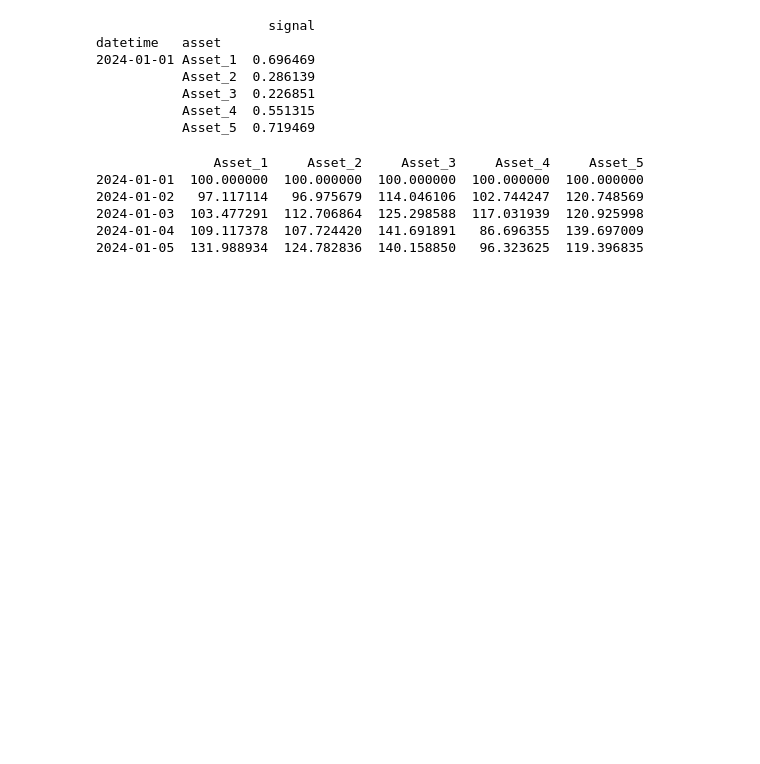
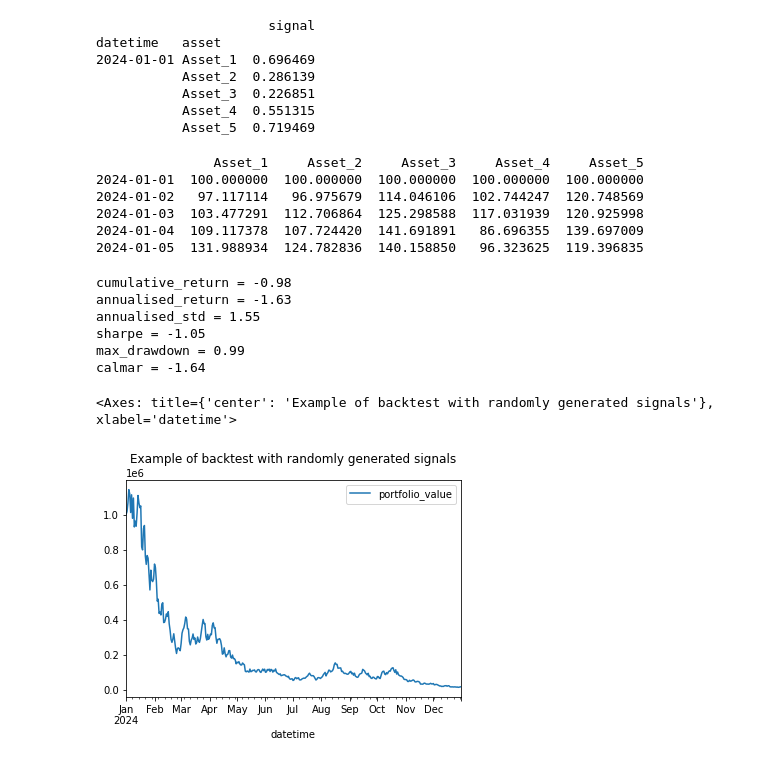
Before and after one commit to Peropero0/quantitative_finance_playground, a Jupyter notebook: notebooks/simple_vectorial_backtest/simple_vectorial_backtest.ipynb, the cells around one changed output. Drawn from its saved outputs; the diff is of its cells as text; code cells hidden in the pictures; blank space fills up the shorter version.

```diff
--- a/notebooks/simple_vectorial_backtest/simple_vectorial_backtest.ipynb
+++ b/notebooks/simple_vectorial_backtest/simple_vectorial_backtest.ipynb
@@ -74,20 +74,34 @@ print(prices_df.head())
 # %%
 # Example usage:
 # Assuming you have signals_df and prices_df ready
 # signals_df should have a MultiIndex with 'datetime' and 'asset'
 # prices_df should have a DateTimeIndex
 
 # Set parameters
 backtest_obj = backtest.VectorialBacktest(
     signals=signals_df,
     prices=prices_df,
     initial_cash=1000000,
     commissions=5,
     number_of_instruments_long_leg=2,
     number_of_instruments_short_leg=2
 )
 # Run backtest
 trades_df, equity_line_df, backtest_metrics = backtest_obj.do_backtest()
+
+for key, value in backtest_metrics.items():
+    print(f"{key} = {round(value,2)}")
+
+equity_line_df.plot(title="Example of backtest with randomly generated signals")
+# %% [output]
+cumulative_return = -0.98
+annualised_return = -1.63
+annualised_std = 1.55
+sharpe = -1.05
+max_drawdown = 0.99
+calmar = -1.64
+<Axes: title={'center': 'Example of backtest with randomly generated signals'}, xlabel='datetime'>
+[figure, added]
 # %%
 signals_df = pd.DataFrame(index=pd.MultiIndex.from_arrays([
     ['2020-01-01', '2020-01-01', '2020-01-02', '2020-01-02',
```
Also changed, not shown: parts of 4 cells of this notebook, 1 other file.
